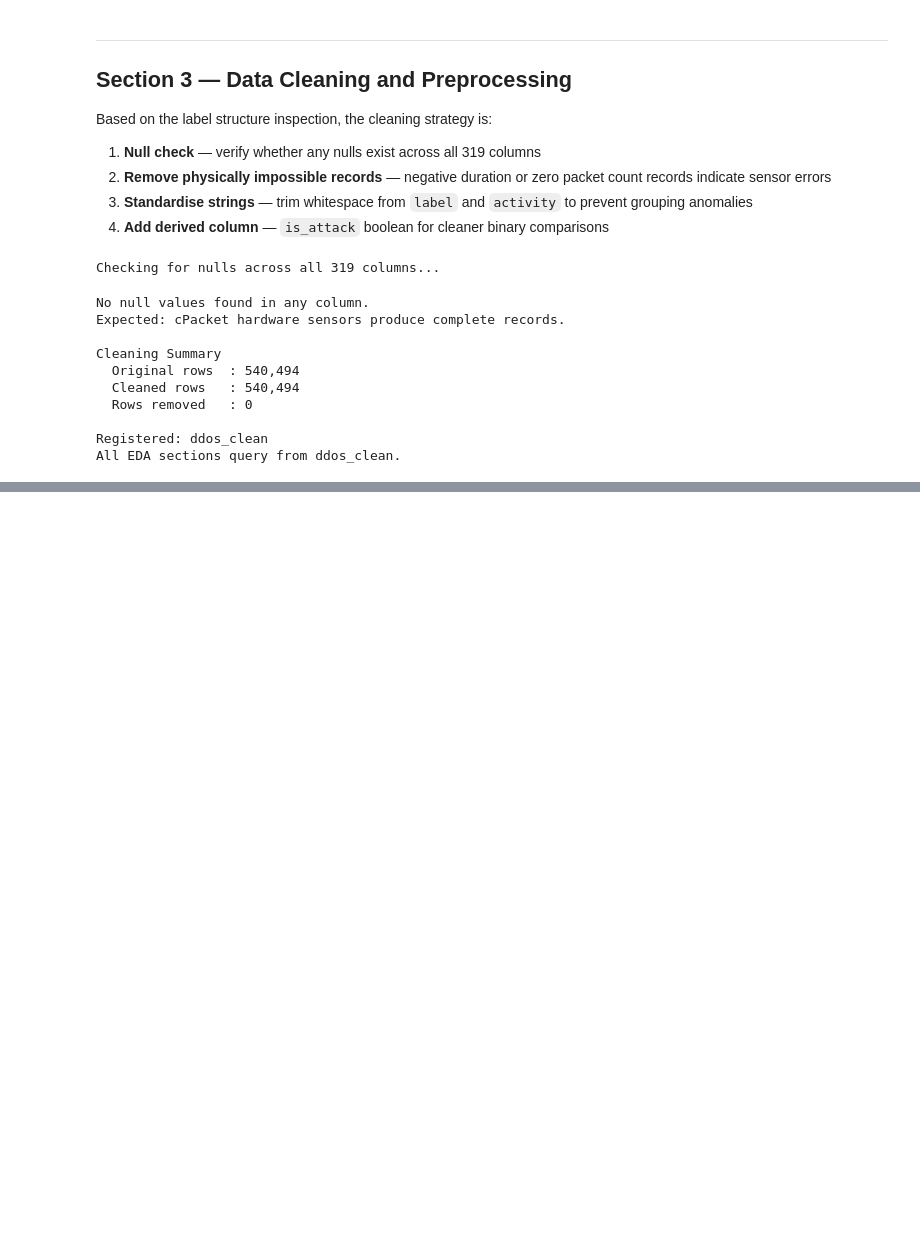
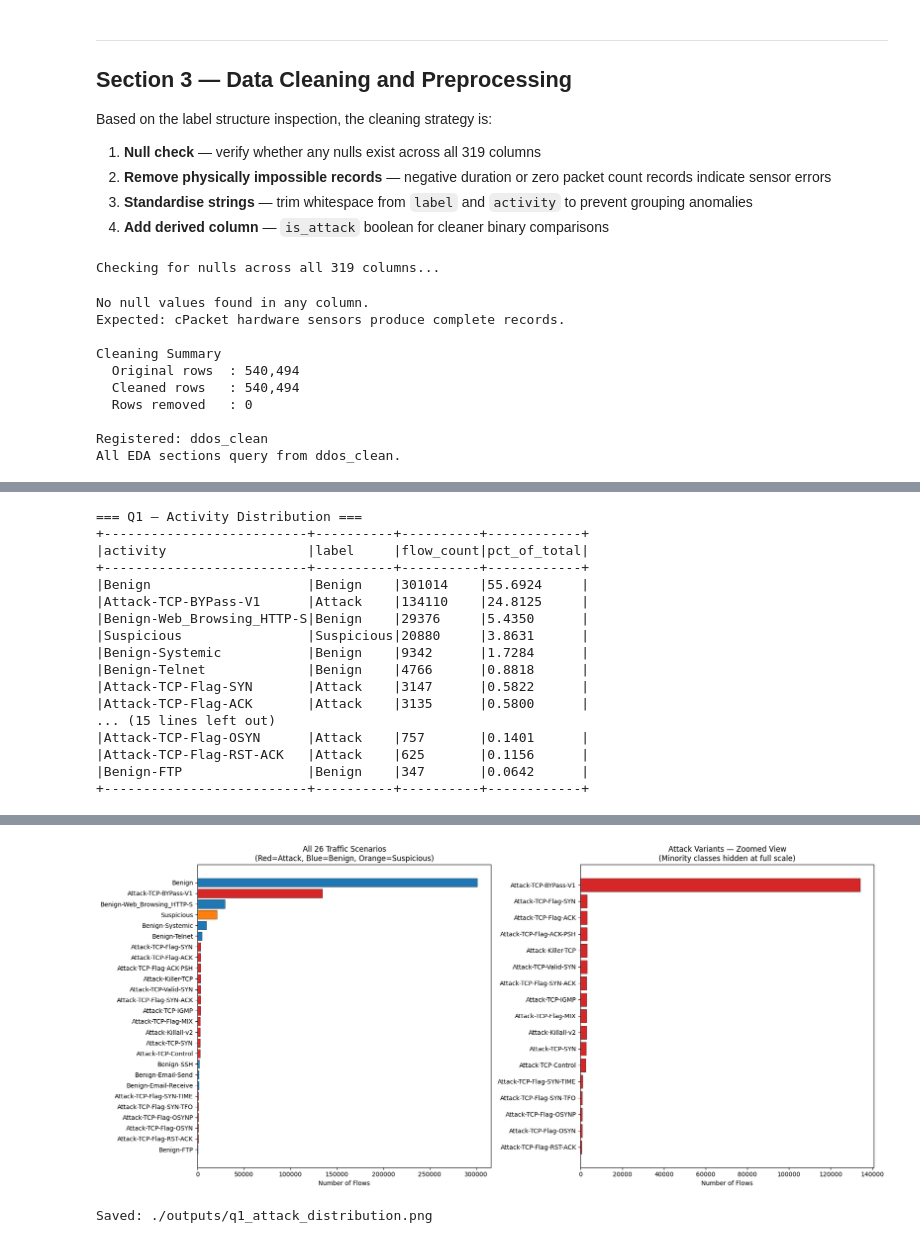
Before and after one commit to ITToday/ddos-bigdata-project, a Jupyter notebook: notebooks/part_a_analytics.ipynb, the cells around one changed output, grey strips where cells are left out. Drawn from its saved outputs; the diff is of its cells as text; code cells hidden in the pictures; blank space fills up the shorter version.

Commit message:
Part A: Section 4 — Q1 attack distribution chart with window function

```diff
--- a/notebooks/part_a_analytics.ipynb
+++ b/notebooks/part_a_analytics.ipynb
@@ -333,0 +340,75 @@ All EDA sections query from ddos_clean.
+# %%
+attack_dist = spark.sql("""
+    SELECT
+        activity,
+        label,
+        COUNT(*) AS flow_count,
+        ROUND(COUNT(*) * 100.0 / SUM(COUNT(*)) OVER (), 4) AS pct_of_total
+    FROM ddos_clean
+    GROUP BY activity, label
+    ORDER BY flow_count DESC
+""")
+
+print("=== Q1 — Activity Distribution ===")
+attack_dist.show(30, truncate=False)
+
+# --- Collect to pandas for visualisation ---
+# Only the small 26-row aggregated result is collected
+# The full 540k-row DataFrame stays distributed in Spark
+dist_pd = attack_dist.toPandas()
+
+# --- Chart ---
+color_map = {
+    'Attack':     '#d62728',
+    'Benign':     '#1f77b4',
+    'Suspicious': '#ff7f0e'
+}
+colors = dist_pd['label'].map(color_map)
+
+fig, axes = plt.subplots(1, 2, figsize=(18, 8))
+
+# Left: all 26 scenarios
+axes[0].barh(
+    dist_pd['activity'],
+    dist_pd['flow_count'],
+    color=colors, edgecolor='black', linewidth=0.4
+)
+axes[0].set_xlabel('Number of Flows')
+axes[0].set_title('All 26 Traffic Scenarios\n(Red=Attack, Blue=Benign, Orange=Suspicious)')
+axes[0].invert_yaxis()
+
+# Right: attack types only — zoomed to show minority classes
+attack_only = dist_pd[dist_pd['label'] == 'Attack'].sort_values(
+    'flow_count', ascending=True
+)
+axes[1].barh(
+    attack_only['activity'],
+    attack_only['flow_count'],
+    color='#d62728', edgecolor='black', linewidth=0.4
+)
+axes[1].set_xlabel('Number of Flows')
+axes[1].set_title('Attack Variants — Zoomed View\n(Minority classes hidden at full scale)')
+
+plt.tight_layout()
+os.makedirs('../outputs', exist_ok=True)
+plt.savefig('../outputs/q1_attack_distribution.png', dpi=150, bbox_inches='tight')
+plt.show()
+print("Saved: ./outputs/q1_attack_distribution.png")
+# %% [output]
+=== Q1 — Activity Distribution ===
++--------------------------+----------+----------+------------+
+|activity                  |label     |flow_count|pct_of_total|
++--------------------------+----------+----------+------------+
+|Benign                    |Benign    |301014    |55.6924     |
+|Attack-TCP-BYPass-V1      |Attack    |134110    |24.8125     |
+|Benign-Web_Browsing_HTTP-S|Benign    |29376     |5.4350      |
+|Suspicious                |Suspicious|20880     |3.8631      |
+|Benign-Systemic           |Benign    |9342      |1.7284      |
+|Benign-Telnet             |Benign    |4766      |0.8818      |
+|Attack-TCP-Flag-SYN       |Attack    |3147      |0.5822      |
+|Attack-TCP-Flag-ACK       |Attack    |3135      |0.5800      |
+... (15 lines left out)
+|Attack-TCP-Flag-OSYN      |Attack    |757       |0.1401      |
+|Attack-TCP-Flag-RST-ACK   |Attack    |625       |0.1156      |
+|Benign-FTP                |Benign    |347       |0.0642      |
++--------------------------+----------+----------+------------+
@@ -333,0 +428,2 @@ All EDA sections query from ddos_clean.
+[figure, added]
+Saved: ./outputs/q1_attack_distribution.png
```
Also changed, not shown: parts of 2 cells of this notebook, 2 other files.
